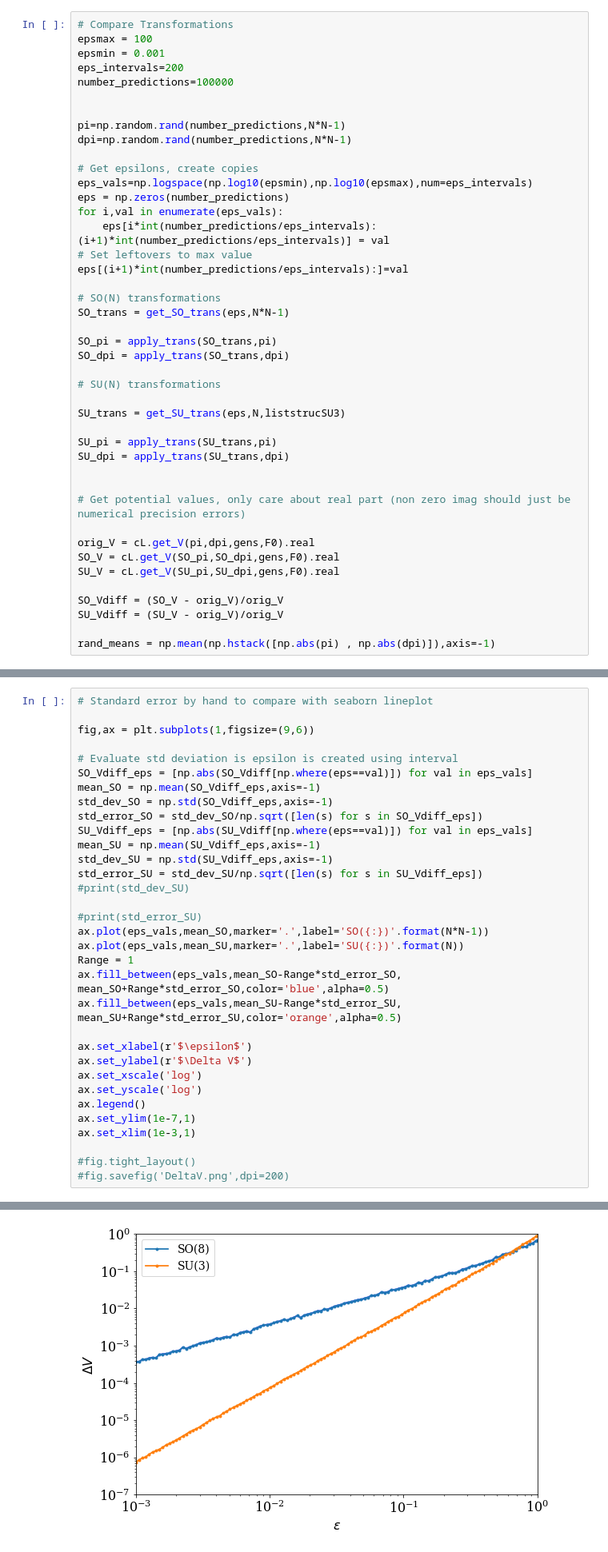
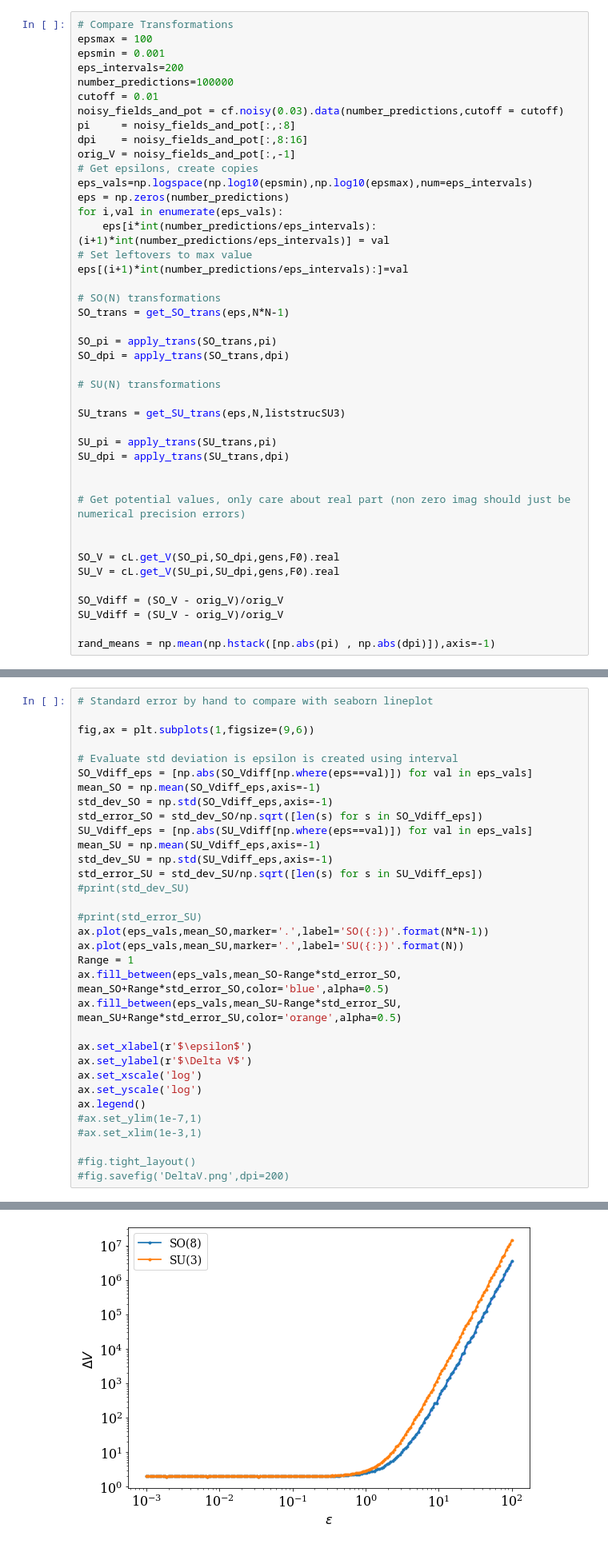
Before and after one commit to seancraven/Level-4-Masters-Project, a Jupyter notebook: Symmetry_Detection/ideal_symmetry_noise.ipynb, the cells around one changed output, grey strips where cells are left out. Shown at 80% size. Saved outputs shown, nothing was run; the diff lists cells and outputs as text.

Commit message:
Plot Updates for meeting

```diff
--- a/Symmetry_Detection/ideal_symmetry_noise.ipynb
+++ b/Symmetry_Detection/ideal_symmetry_noise.ipynb
@@ -114,11 +114,11 @@ epsmax = 100
 epsmin = 0.001
 eps_intervals=200
 number_predictions=100000
-
-
-pi=np.random.rand(number_predictions,N*N-1)
-dpi=np.random.rand(number_predictions,N*N-1)
-
+cutoff = 0.01
+noisy_fields_and_pot = cf.noisy(0.03).data(number_predictions,cutoff = cutoff)
+pi     = noisy_fields_and_pot[:,:8]
+dpi    = noisy_fields_and_pot[:,8:16]
+orig_V = noisy_fields_and_pot[:,-1]
 # Get epsilons, create copies
 eps_vals=np.logspace(np.log10(epsmin),np.log10(epsmax),num=eps_intervals)
 eps = np.zeros(number_predictions)
@@ -143,7 +143,7 @@ SU_dpi = apply_trans(SU_trans,dpi)
 
 # Get potential values, only care about real part (non zero imag should just be numerical precision errors)
 
-orig_V = cL.get_V(pi,dpi,gens,F0).real
+
 SO_V = cL.get_V(SO_pi,SO_dpi,gens,F0).real
 SU_V = cL.get_V(SU_pi,SU_dpi,gens,F0).real
 
@@ -187,8 +192,8 @@ ax.set_ylabel(r'$\Delta V$')
 ax.set_xscale('log')
 ax.set_yscale('log')
 ax.legend()
-ax.set_ylim(1e-7,1)
-ax.set_xlim(1e-3,1)
+#ax.set_ylim(1e-7,1)
+#ax.set_xlim(1e-3,1)
 
 #fig.tight_layout()
 #fig.savefig('DeltaV.png',dpi=200)
@@ -197,4 +202,4 @@ ax.set_xlim(1e-3,1)
-[figure, old version]
+[figure, new version]
 # %%
 ###Find offsets so fit lines line up
 so_grad, so_intercept,_,_,_ = stats.linregress(eps_vals,abs(mean_SO))
```
Also changed, not shown: parts of 17 cells of this notebook, 1 other file.
